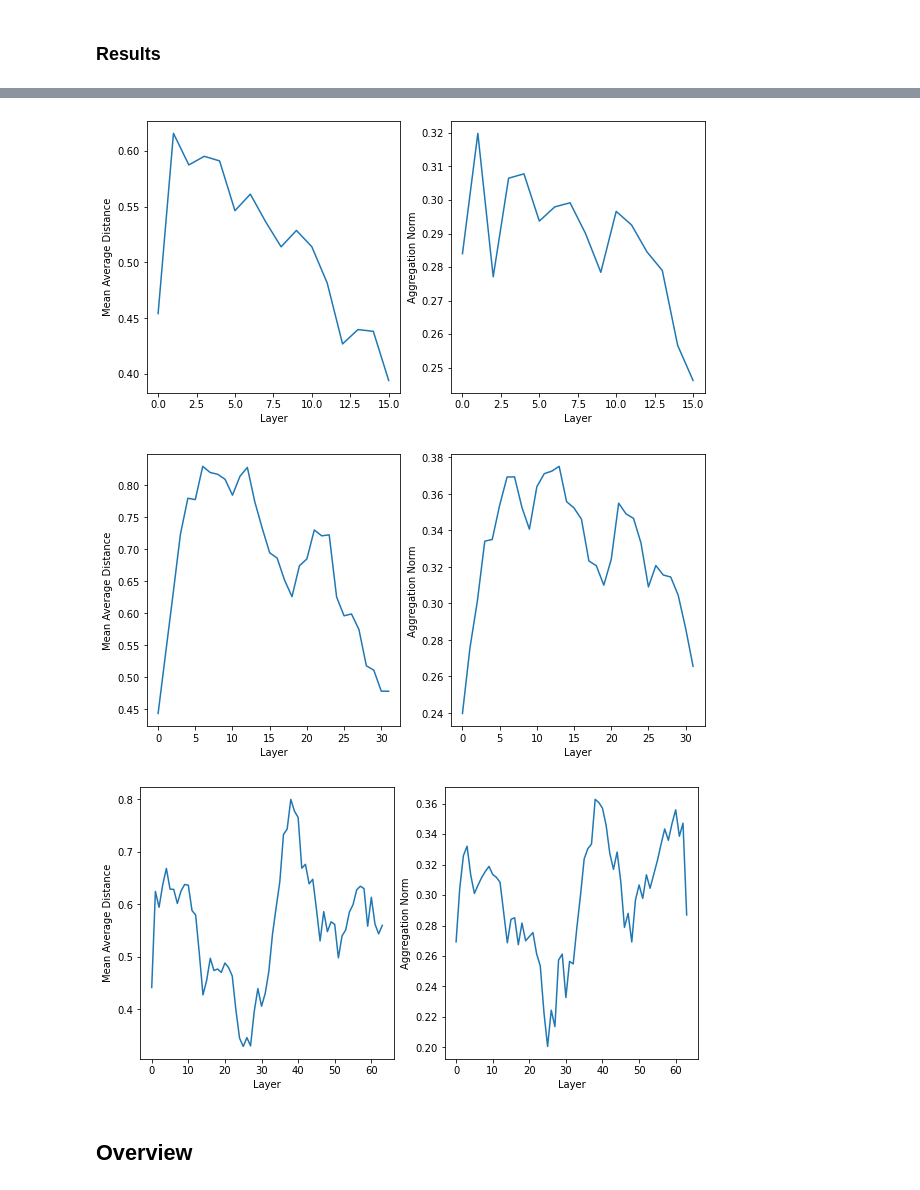
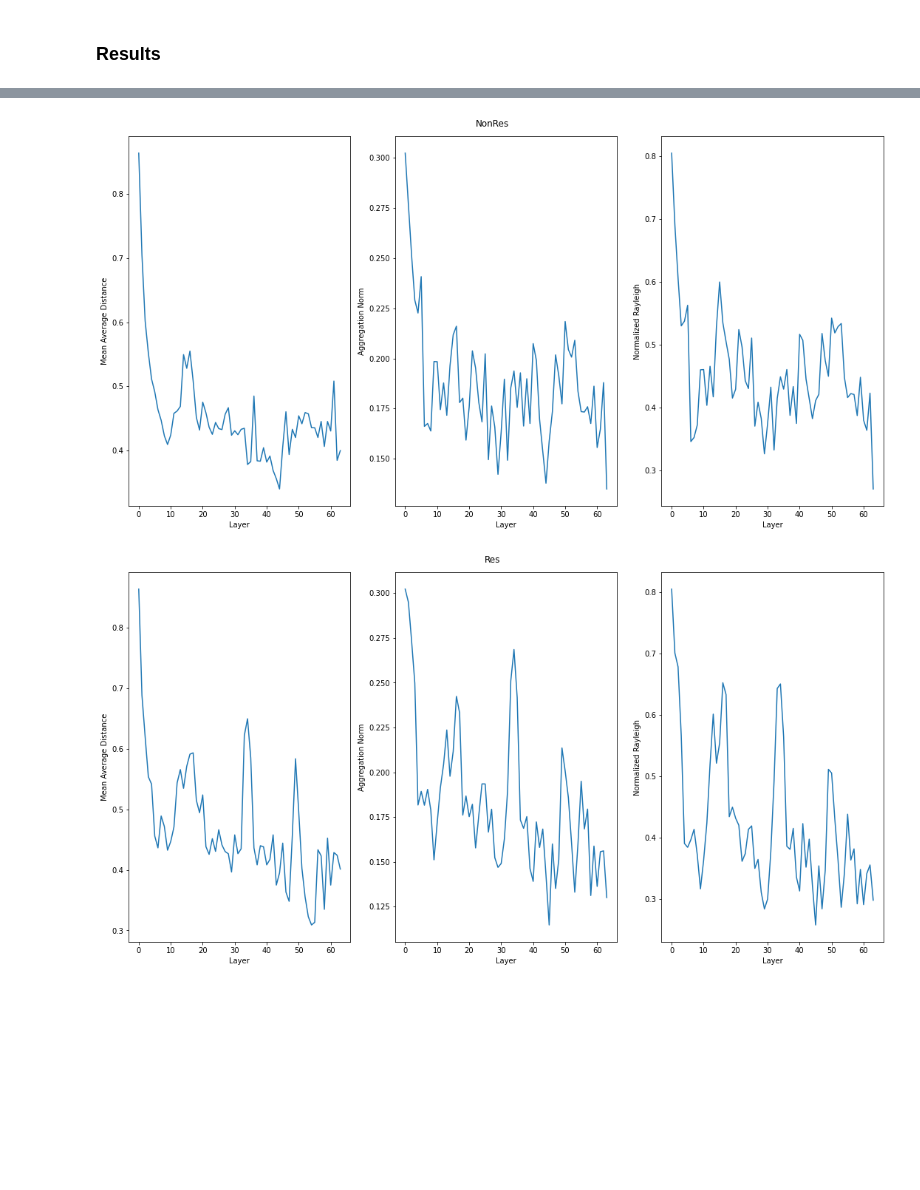
Before and after one commit to PhotoWolf/thesisUpdate_04_12_21, a Jupyter notebook: Normalization.ipynb, the cells around one changed output, grey strips where cells are left out. Saved outputs shown, nothing was run; the diff lists cells and outputs as text; code cells hidden in the pictures; blank space fills up the shorter version.

```diff
--- a/Normalization.ipynb
+++ b/Normalization.ipynb
@@ -193,8 +591,9 @@ for idx,d in enumerate(model_mad):
 # %%
-# Class for GraphSizeNorm. This is essentially dividing each feature vector by |V|
+# Class for GraphSizeNorm.
 class GraphSizeNorm(torch.nn.Module):
-    def __init__(self):
+    def __init__(self,q=None,grad=None):
         super(GraphSizeNorm,self).__init__()
         self.norm = torch_geometric.nn.GraphSizeNorm()
+        self.s1 = torch.ones(1)
     def forward(self,X,edge_index,edge_weight,batch):
         return self.norm(X,batch)
@@ -234,7 +622,7 @@ for k in [4,8,16,32,64]:
 plt.figure(figsize=(15,8))
 
 plt.subplot(1,3,1)
-for i in range(5):
+for i in range(2):
   plt.semilogy(graph_results[i][0])
 
 plt.title('Train Error')
@@ -242,14 +630,14 @@ plt.ylabel('L1 Error')
 plt.xlabel('Iterations')
 
 plt.subplot(1,3,2)
-for i in range(5):
+for i in range(2):
   plt.semilogy(graph_results[i][1])
 
 plt.title('Test Error')
 plt.xlabel('Iterations')
 
 plt.subplot(1,3,3)
-for idx,alpha in enumerate([4,8,16,32,64]):
+for idx,alpha in enumerate(['NonRes','Res']):
   plt.semilogy(graph_results[idx][2],label=alpha)
 plt.title('Ranking Error')
 plt.ylabel('Avg. Displacement')
@@ -283,8 +682,9 @@ for idx,d in enumerate(model_mad):
 # %%
 # PairNorm implementation
 class PairNorm(torch.nn.Module):
-    def __init__(self):
+    def __init__(self,q=None,grad=True):
         super(PairNorm,self).__init__()
-        self.norm = torch_geometric.nn.PairNorm(scale_individually=True)
+        self.norm = torch_geometric.nn.PairNorm(scale_individually=grad)
+        self.s1 = torch.ones(1)
     def forward(self,X,edge_index,edge_weight,batch):
         return self.norm(X,batch)
@@ -324,7 +731,7 @@ for k in [4,8,16,32,64]:
 plt.figure(figsize=(15,8))
 
 plt.subplot(1,3,1)
-for i in range(5):
+for i in range(4):
   plt.semilogy(graph_results[i][0])
 
 plt.title('Train Error')
@@ -332,14 +739,14 @@ plt.ylabel('L1 Error')
 plt.xlabel('Iterations')
 
 plt.subplot(1,3,2)
-for i in range(5):
+for i in range(4):
   plt.semilogy(graph_results[i][1])
 
 plt.title('Test Error')
 plt.xlabel('Iterations')
 
 plt.subplot(1,3,3)
-for idx,alpha in enumerate([4,8,16,32,64]):
+for idx,alpha in enumerate(['NonRes,SI','Res,SI','NonRes','Res']):
   plt.semilogy(graph_results[idx][2],label=alpha)
 plt.title('Ranking Error')
 plt.ylabel('Avg. Displacement')
@@ -352,14 +759,22 @@ plt.tight_layout();
 # %%
-for idx,d in enumerate(model_mad):
-  plt.figure(figsize=(10,5))
-  plt.subplot(1,2,1)
-  plt.plot(d,label='MAD')
+for idx,l in enumerate(['NonRes,SI','Res,SI','NonRes','Res']):
+  plt.figure(figsize=(15,8))
+  plt.subplot(1,3,1)
+  plt.plot(metrics[idx][0][0],label='MAD')
   plt.xlabel('Layer')
   plt.ylabel('Mean Average Distance')
 
-  plt.subplot(1,2,2)
-  plt.plot(model_agg[idx])
+  plt.subplot(1,3,2)
+  plt.plot(metrics[idx][1][0])
   plt.xlabel('Layer')
   plt.ylabel('Aggregation Norm')
+
+  plt.subplot(1,3,3)
+  plt.plot(metrics[idx][2][0])
+  plt.xlabel('Layer')
+  plt.ylabel('Normalized Rayleigh')
+
+  plt.suptitle(l)
+  plt.tight_layout()
   plt.show()
 # %% [output]
@@ -368,7 +783,4 @@ for idx,d in enumerate(model_mad):
-[figure, old version]
+[figure, new version]
-[figure, old version]
+[figure, new version]
-[figure, removed]
-# %% [markdown]
-## Overview
 # %% [markdown]
 Our new normalization scheme, which we are calling OrthNorm (i.e Orthagonal Normalization, get it?), improves upon the unnormalized case, even without having fully converged. It surpasses PairNorm by around an order of magnitude given the same depth and number of epochs. We suspect this is because $d_{Katz}$ is close enough to $v_{1}$, and so PairNorm reduces the smoothness *too* much. Indeed, PairNorm returns large MAP and AggNorm values for each layer, whereas those of OrthNorm are generally smaller and more variable. This is due to $s_{1}$ regulating the magnitude of the orthogonalization; without it, MAP consistently hovers around $.20$ and StepAgg continually decreases.
```
Also changed, not shown: parts of 61 cells of this notebook, 41 other files.
